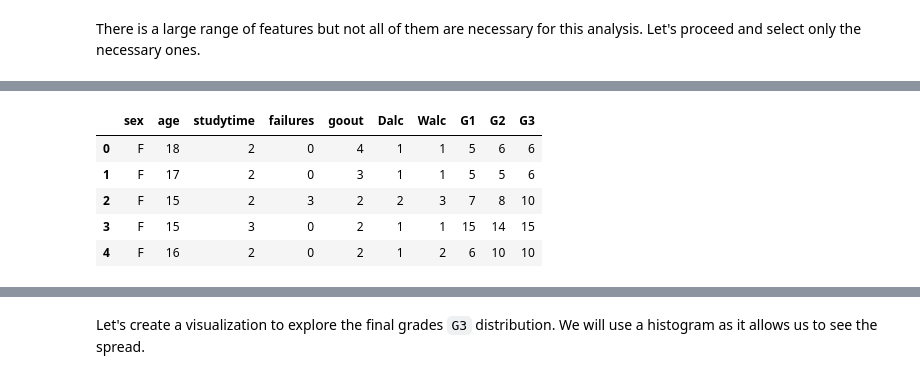
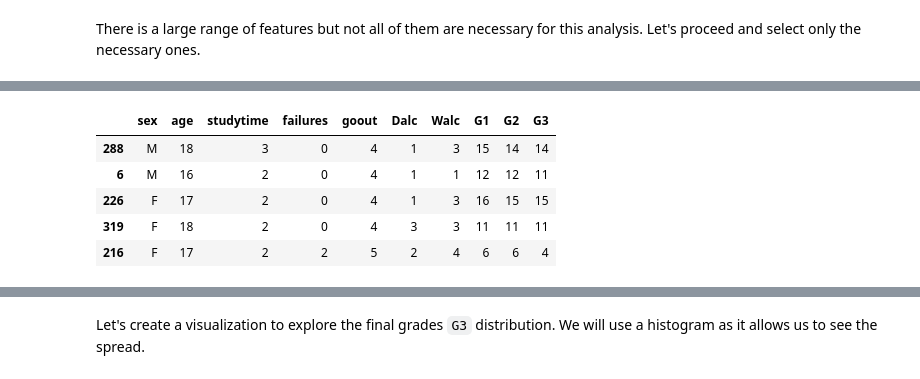
Before and after one commit to UBC-MDS/dsci-522-group-23, a Jupyter notebook: notebooks/student_performance_predictor_report.ipynb, the cells around one changed output, grey strips where cells are left out. Drawn from its saved outputs; the diff is of its cells as text; code cells hidden in the pictures.

```diff
--- a/notebooks/student_performance_predictor_report.ipynb
+++ b/notebooks/student_performance_predictor_report.ipynb
@@ -107,9 +149,9 @@ dtype: int64
-# %%
-student_performance_df.head()
-# %% [output]
-|  | sex | age | studytime | failures | goout | Dalc | Walc | G1 | G2 | G3 |
-| 0 | F | 18 | 2 | 0 | 4 | 1 | 1 | 5 | 6 | 6 |
-| 1 | F | 17 | 2 | 0 | 3 | 1 | 1 | 5 | 5 | 6 |
-| 2 | F | 15 | 2 | 3 | 2 | 2 | 3 | 7 | 8 | 10 |
-| 3 | F | 15 | 3 | 0 | 2 | 1 | 1 | 15 | 14 | 15 |
-| 4 | F | 16 | 2 | 0 | 2 | 1 | 2 | 6 | 10 | 10 |
+# %%
+train_df.head()
+# %% [output]
+|  | sex | age | studytime | failures | goout | Dalc | Walc | G1 | G2 | G3 |
+| 288 | M | 18 | 3 | 0 | 4 | 1 | 3 | 15 | 14 | 14 |
+| 6 | M | 16 | 2 | 0 | 4 | 1 | 1 | 12 | 12 | 11 |
+| 226 | F | 17 | 2 | 0 | 4 | 1 | 3 | 16 | 15 | 15 |
+| 319 | F | 18 | 2 | 0 | 4 | 3 | 3 | 11 | 11 | 11 |
+| 216 | F | 17 | 2 | 2 | 5 | 2 | 4 | 6 | 6 | 4 |
```
Also changed, not shown: parts of 15 cells of this notebook, 9 other files.
